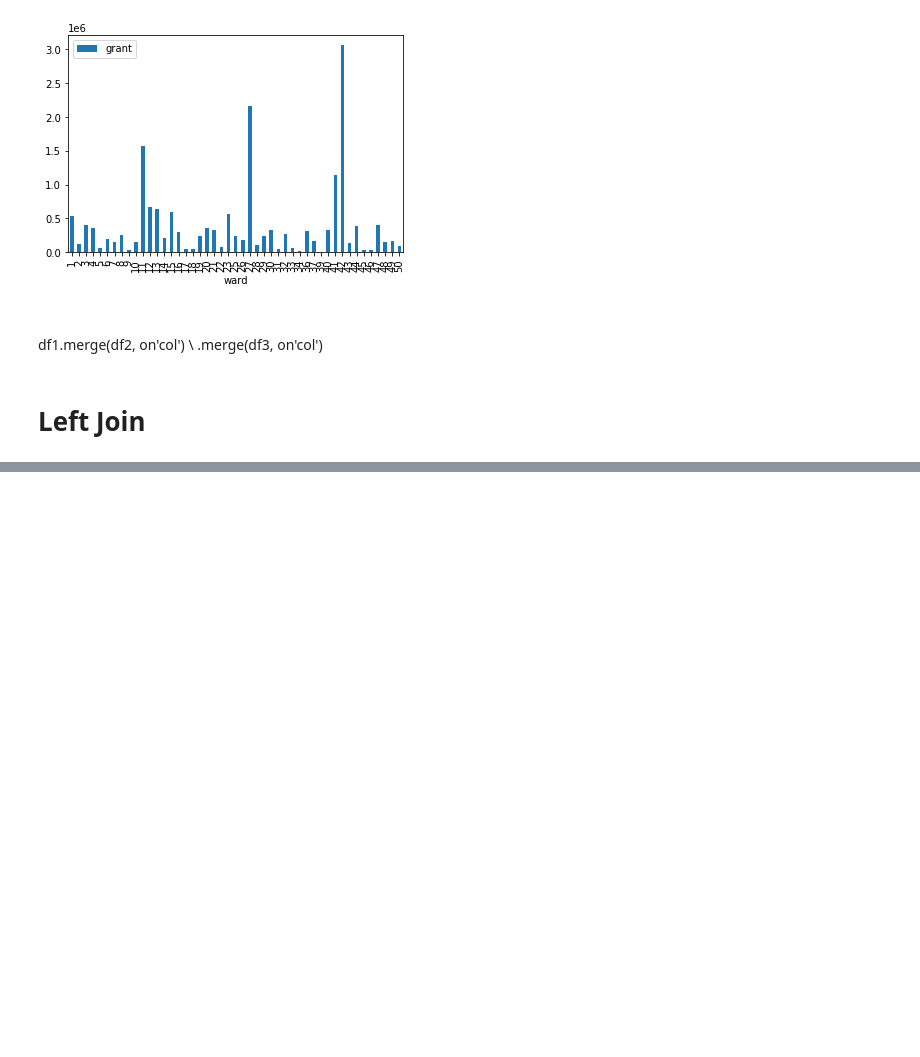
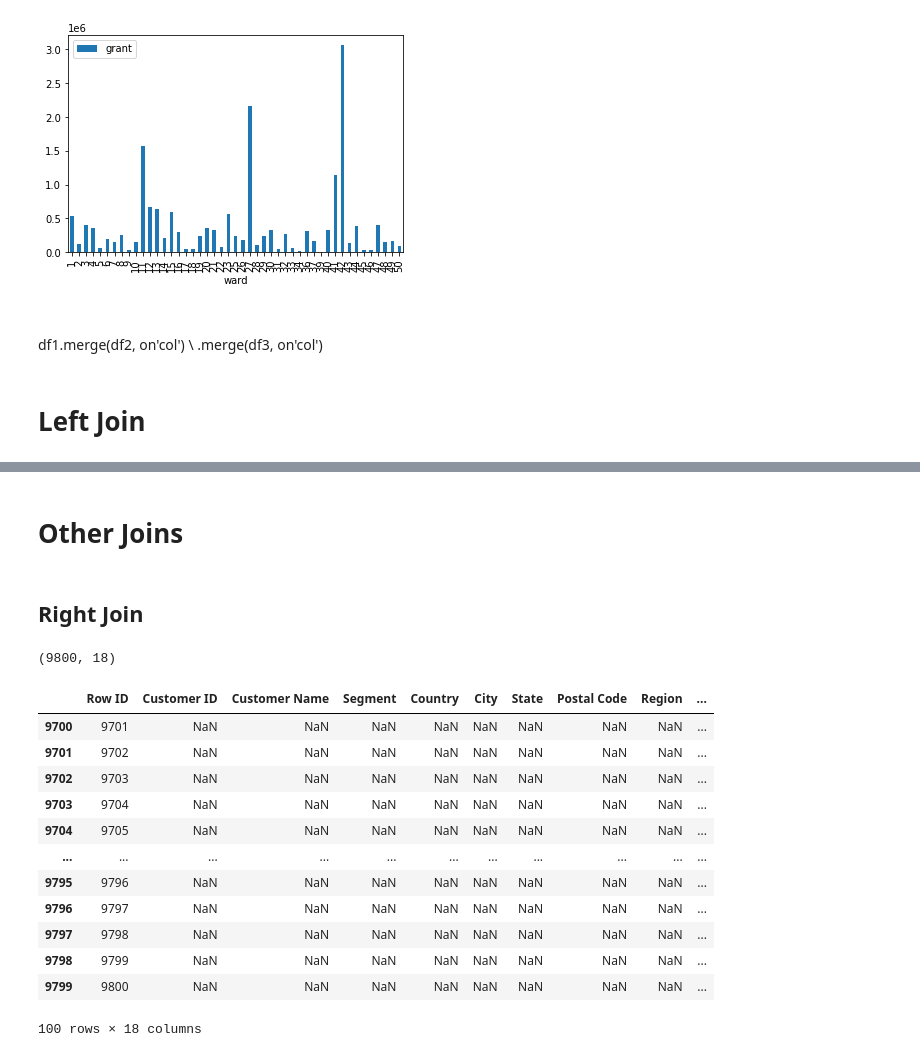
Before and after one commit to Jose-Servin/DataCamp, a Jupyter notebook: Courses/Joining_Data/Joining_Data_Pandas.ipynb, the cells around one changed output, grey strips where cells are left out. Drawn from its saved outputs; the diff is of its cells as text; code cells hidden in the pictures; blank space fills up the shorter version.

```diff
--- a/Courses/Joining_Data/Joining_Data_Pandas.ipynb
+++ b/Courses/Joining_Data/Joining_Data_Pandas.ipynb
@@ -361,0 +446,25 @@ wards_businesses.shape
+# %% [markdown]
+# Other Joins
+# %% [markdown]
+## Right Join
+# %%
+customers_per_order = customers_data.merge(orders_data, on='Row ID', how='right')
+customers_per_order.shape
+# %% [output]
+(9800, 18)
+# %%
+customers_per_order.tail(100)
+# %% [output]
+|  | Row ID | Customer ID | Customer Name | Segment | Country | City | State | Postal Code | Region | ... |
+| 9700 | 9701 | NaN | NaN | NaN | NaN | NaN | NaN | NaN | NaN | ... |
+| 9701 | 9702 | NaN | NaN | NaN | NaN | NaN | NaN | NaN | NaN | ... |
+| 9702 | 9703 | NaN | NaN | NaN | NaN | NaN | NaN | NaN | NaN | ... |
+| 9703 | 9704 | NaN | NaN | NaN | NaN | NaN | NaN | NaN | NaN | ... |
+| 9704 | 9705 | NaN | NaN | NaN | NaN | NaN | NaN | NaN | NaN | ... |
+| ... | ... | ... | ... | ... | ... | ... | ... | ... | ... | ... |
+| 9795 | 9796 | NaN | NaN | NaN | NaN | NaN | NaN | NaN | NaN | ... |
+| 9796 | 9797 | NaN | NaN | NaN | NaN | NaN | NaN | NaN | NaN | ... |
+| 9797 | 9798 | NaN | NaN | NaN | NaN | NaN | NaN | NaN | NaN | ... |
+| 9798 | 9799 | NaN | NaN | NaN | NaN | NaN | NaN | NaN | NaN | ... |
+| 9799 | 9800 | NaN | NaN | NaN | NaN | NaN | NaN | NaN | NaN | ... |
+100 rows × 18 columns
```
Also changed, not shown: parts of 43 cells of this notebook, 2 other files.
